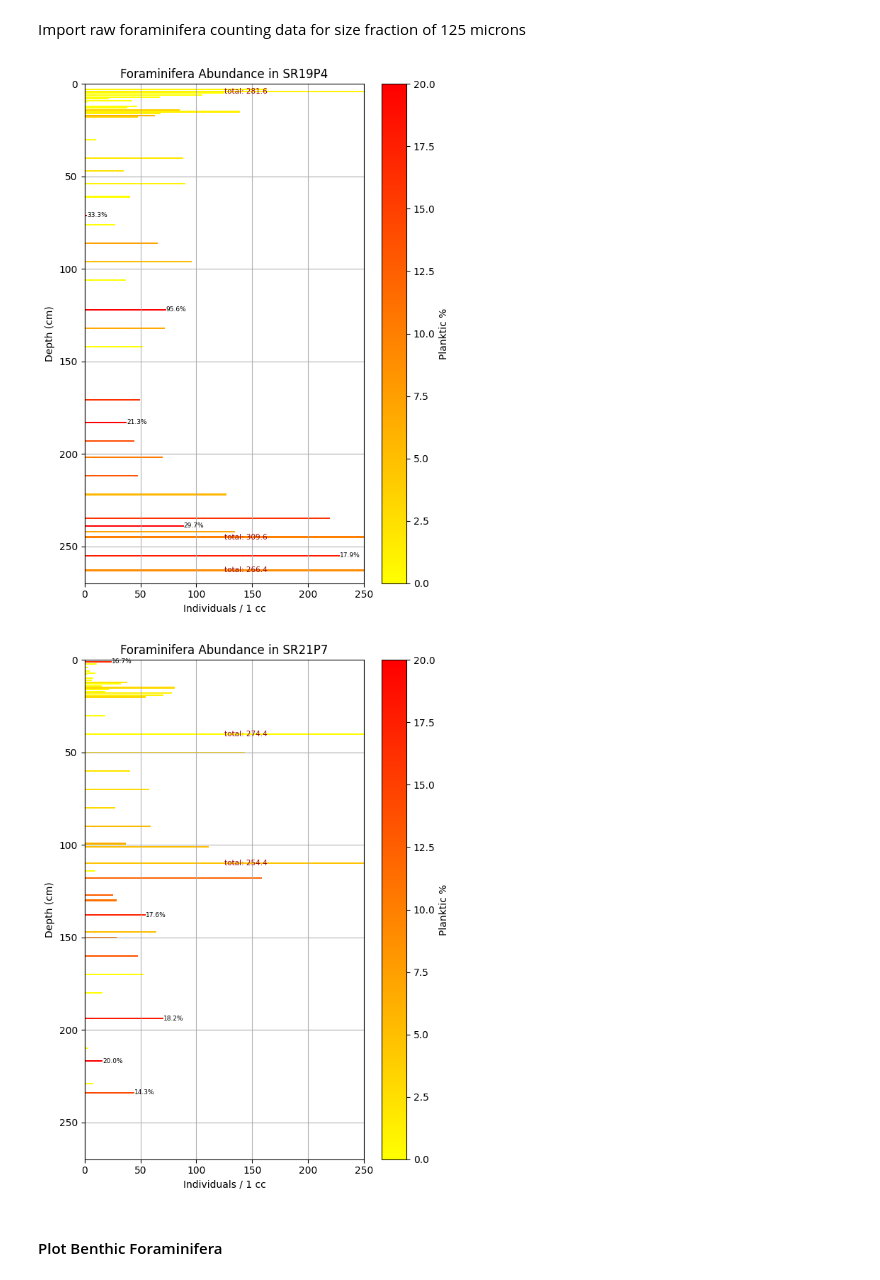
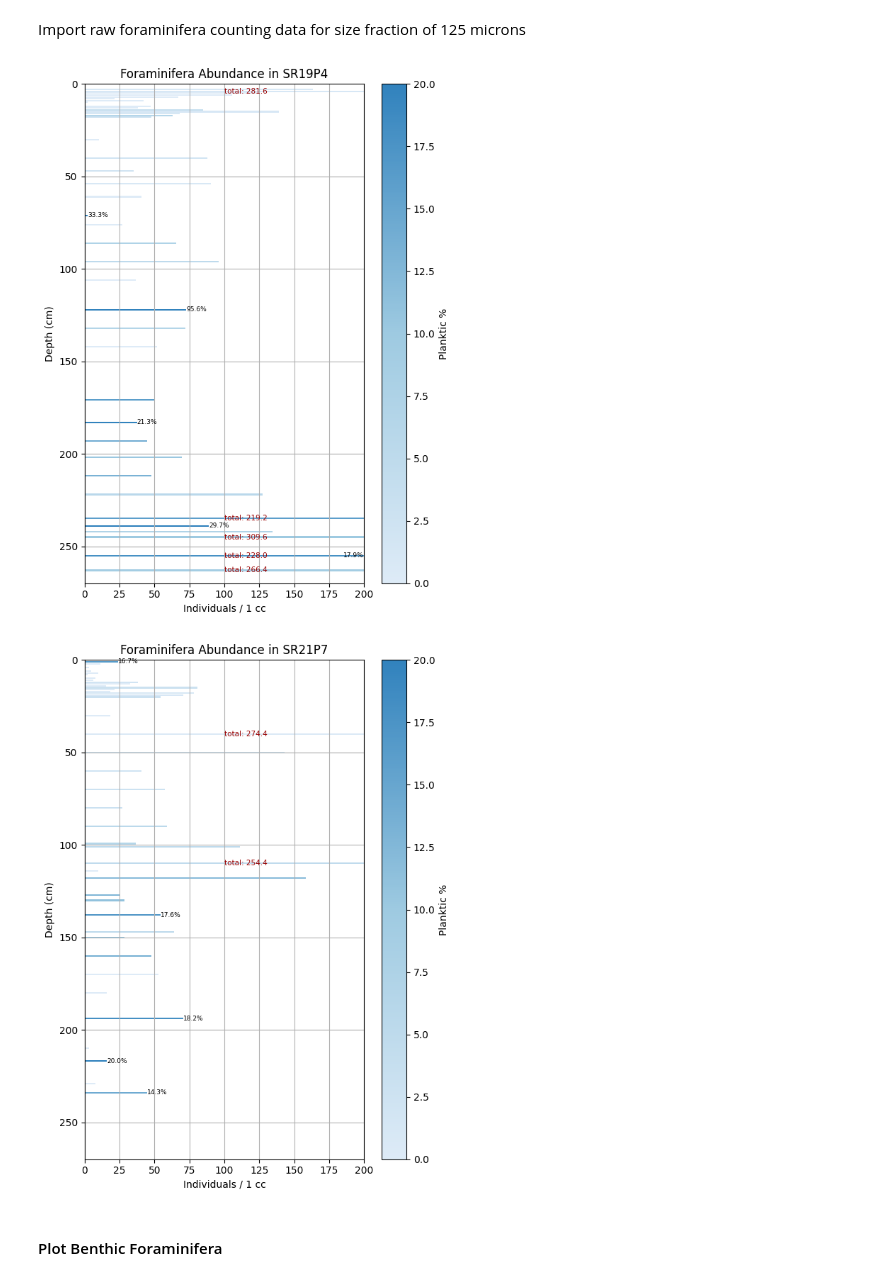
Before and after one commit to jvseds/SedLab, a Jupyter notebook: forams.ipynb, the cells around one changed output. Saved outputs shown, nothing was run; the diff lists cells and outputs as text; code cells hidden in the pictures.

Commit message:
changed colormaps for plots

```diff
--- a/forams.ipynb
+++ b/forams.ipynb
@@ -7,30 +8,33 @@ Import raw foraminifera counting data for size fraction of 125 microns
 # %%
 sr19 = Forams(fname="./data-files/mp-files/sr19-forams.csv", size_fraction=125)
 sr21 = Forams(fname="./data-files/mp-files/sr21-forams.csv", size_fraction=125)
+# %%
+# define the color palette for forams plots
+color_map = Blues_3.mpl_colormap
 # %%
 sr19_forams_plot = sr19.plot_forams(
     core_name="SR19P4",
-    xlim=250,
+    xlim=200,
     limit_sm=True,
     sm_limit=20,
-    cmap="autumn_r",
+    cmap=color_map,
     savefig=False,
     savepath="./data-files/mp-files/sr19-forams.png",
 )
 # %% [output]
-[figure, old version]
+[figure, new version]
 # %%
 sr21_forams_plot = sr21.plot_forams(
     core_name="SR21P7",
-    xlim=250,
+    xlim=200,
     limit_sm=True,
     sm_limit=20,
-    cmap="autumn_r",
+    cmap=color_map,
     savefig=False,
     savepath="./data-files/mp-files/sr21-forams.png"
 )
 # %% [output]
-[figure, old version]
+[figure, new version]
 # %% [markdown]
 #### Plot Benthic Foraminifera
 # %%
```
Also changed, not shown: parts of 3 cells of this notebook.
